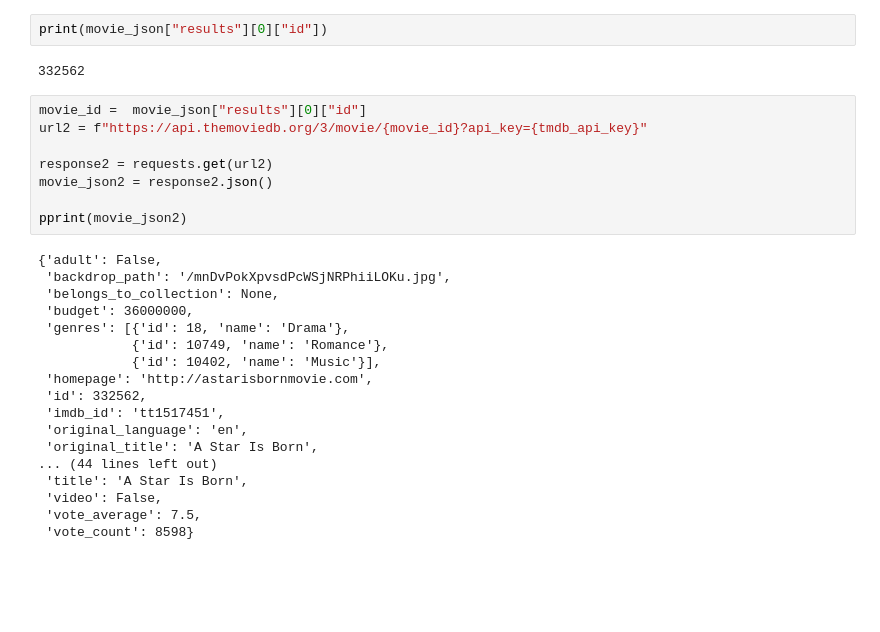
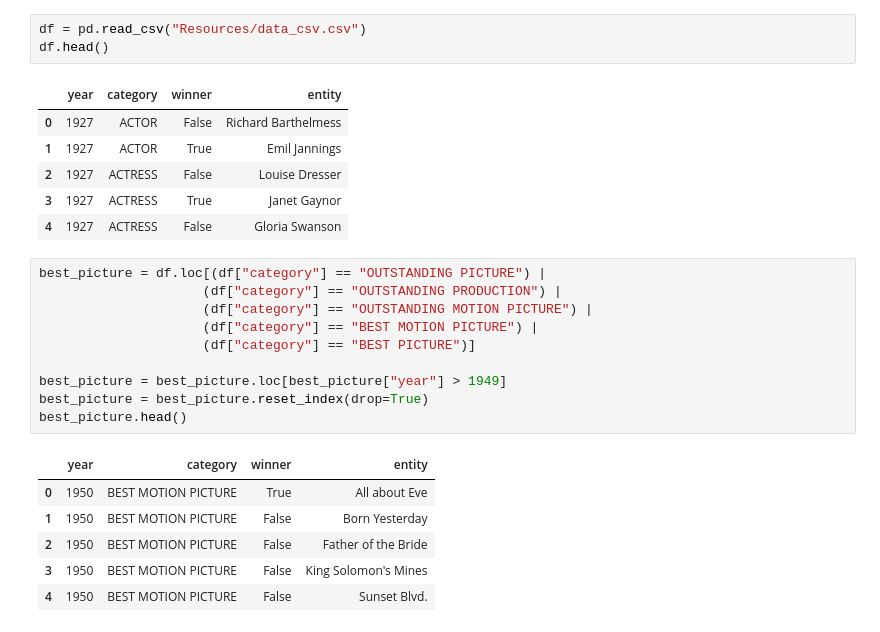
Before and after one commit to alextorres12/Group1_Project1, a Jupyter notebook: API_Testing.ipynb, the cells around one changed output. Saved outputs shown, nothing was run; the diff lists cells and outputs as text; blank space fills up the shorter version.

Commit message:
Pulls and stores information for all Best Picture nominees since 1950

```diff
--- a/API_Testing.ipynb
+++ b/API_Testing.ipynb
@@ -35,30 +9,27 @@ pprint(movie_json)
-# %%
-print(movie_json["results"][0]["id"])
-# %% [output]
-332562
-# %%
-movie_id =  movie_json["results"][0]["id"]
-url2 = f"https://api.themoviedb.org/3/movie/{movie_id}?api_key={tmdb_api_key}"
-
-response2 = requests.get(url2)
-movie_json2 = response2.json()
-
-pprint(movie_json2)
-# %% [output]
-{'adult': False,
- 'backdrop_path': '/mnDvPokXpvsdPcWSjNRPhiiLOKu.jpg',
- 'belongs_to_collection': None,
- 'budget': 36000000,
- 'genres': [{'id': 18, 'name': 'Drama'},
-            {'id': 10749, 'name': 'Romance'},
-            {'id': 10402, 'name': 'Music'}],
- 'homepage': 'http://astarisbornmovie.com',
- 'id': 332562,
- 'imdb_id': 'tt1517451',
- 'original_language': 'en',
- 'original_title': 'A Star Is Born',
-... (44 lines left out)
- 'title': 'A Star Is Born',
- 'video': False,
- 'vote_average': 7.5,
- 'vote_count': 8598}
+# %%
+df = pd.read_csv("Resources/data_csv.csv")
+df.head()
+# %% [output]
+|  | year | category | winner | entity |
+| 0 | 1927 | ACTOR | False | Richard Barthelmess |
+| 1 | 1927 | ACTOR | True | Emil Jannings |
+| 2 | 1927 | ACTRESS | False | Louise Dresser |
+| 3 | 1927 | ACTRESS | True | Janet Gaynor |
+| 4 | 1927 | ACTRESS | False | Gloria Swanson |
+# %%
+best_picture = df.loc[(df["category"] == "OUTSTANDING PICTURE") |
+                     (df["category"] == "OUTSTANDING PRODUCTION") |
+                     (df["category"] == "OUTSTANDING MOTION PICTURE") |
+                     (df["category"] == "BEST MOTION PICTURE") |
+                     (df["category"] == "BEST PICTURE")]
+
+best_picture = best_picture.loc[best_picture["year"] > 1949]
+best_picture = best_picture.reset_index(drop=True)
+best_picture.head()
+# %% [output]
+|  | year | category | winner | entity |
+| 0 | 1950 | BEST MOTION PICTURE | True | All about Eve |
+| 1 | 1950 | BEST MOTION PICTURE | False | Born Yesterday |
+| 2 | 1950 | BEST MOTION PICTURE | False | Father of the Bride |
+| 3 | 1950 | BEST MOTION PICTURE | False | King Solomon's Mines |
+| 4 | 1950 | BEST MOTION PICTURE | False | Sunset Blvd. |
```
Also changed, not shown: parts of 8 cells of this notebook, 5 other files.
